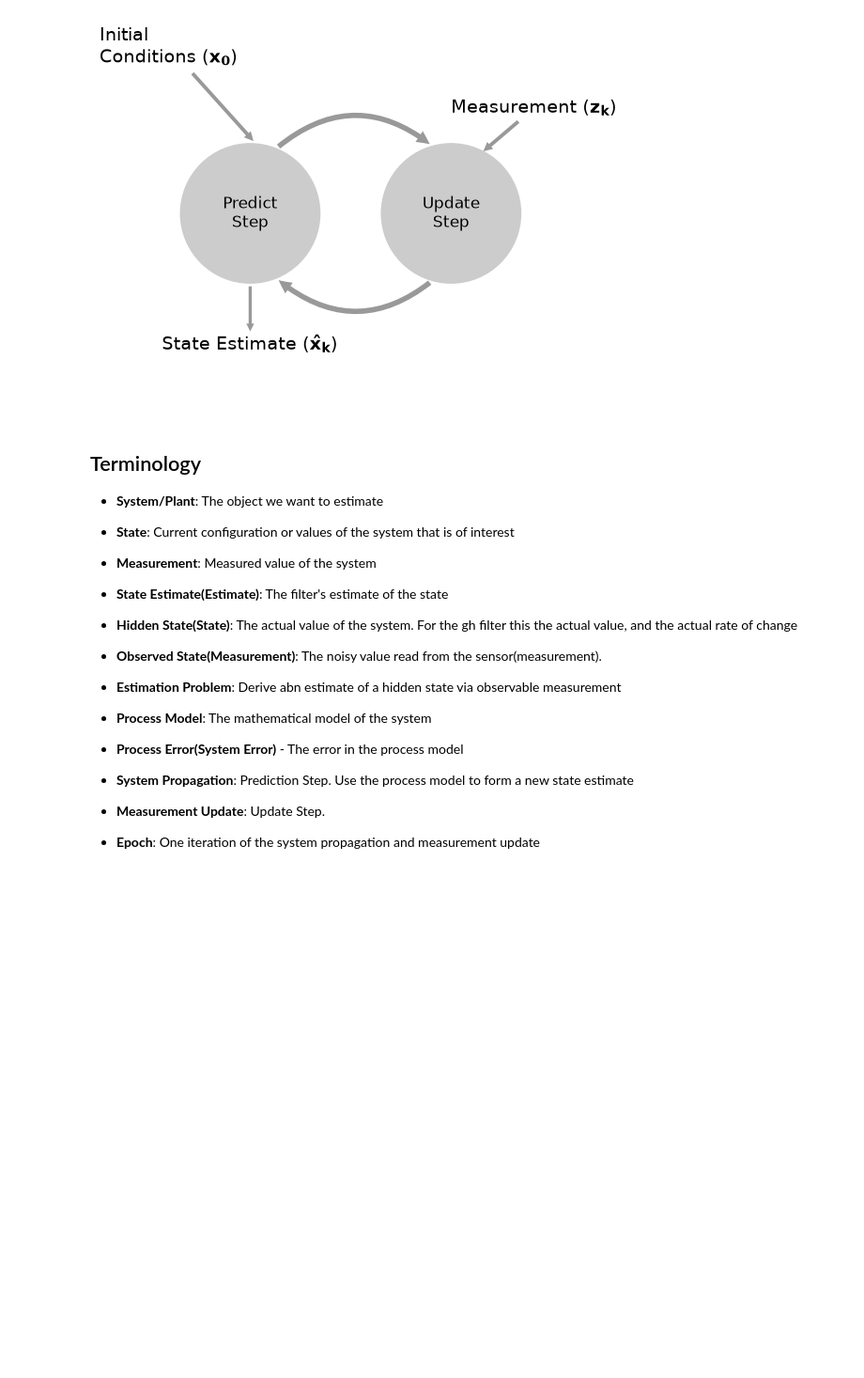
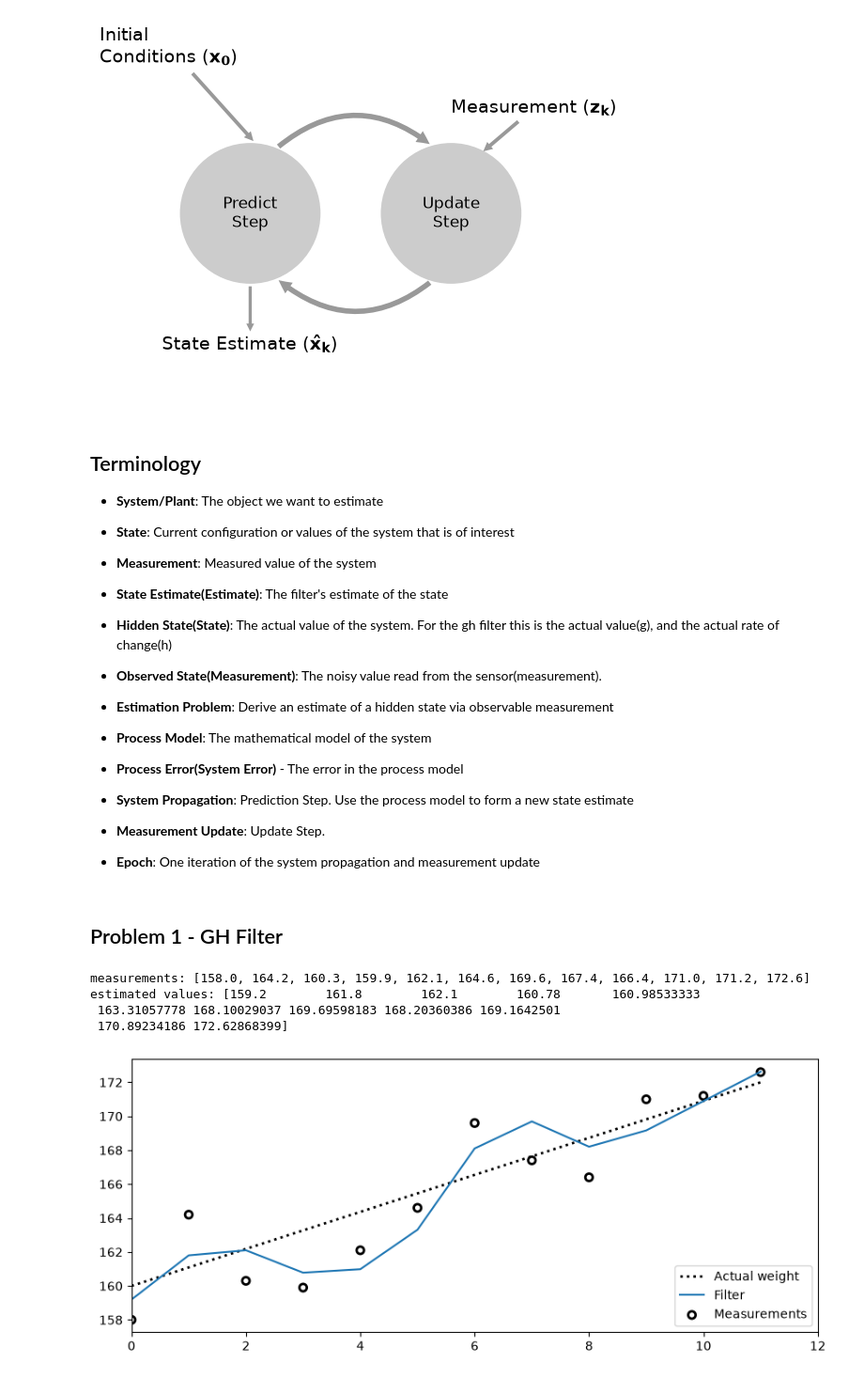
Before and after one commit to mozartfish/engineering-practice, a Jupyter notebook: bayesian-filtering/g-h-filter.ipynb, the cells around one changed output. Shown at 94% size. Drawn from its saved outputs; the diff is of its cells as text; code cells hidden in the pictures; blank space fills up the shorter version.

Commit message:
finish gh filters

```diff
--- a/bayesian-filtering/g-h-filter.ipynb
+++ b/bayesian-filtering/g-h-filter.ipynb
@@ -307,11 +310,11 @@ book_plots.predict_update_chart()
 
 - **State Estimate(Estimate)**: The filter's estimate of the state
 
-- **Hidden State(State)**: The actual value of the system. For the gh filter this the actual value, and the actual rate of change
+- **Hidden State(State)**: The actual value of the system. For the gh filter this is the actual value(g), and the actual rate of change(h)
 
 - **Observed State(Measurement)**: The noisy value read from the sensor(measurement).
 
-- **Estimation Problem**: Derive abn estimate of a hidden state via observable measurement
+- **Estimation Problem**: Derive an estimate of a hidden state via observable measurement
 
 - **Process Model**: The mathematical model of the system
 
@@ -322,3 +325,35 @@ book_plots.predict_update_chart()
 - **Measurement Update**: Update Step.
 
 - **Epoch**: One iteration of the system propagation and measurement update
+# %% [markdown]
+## Problem 1 - GH Filter
+# %%
+def g_h_filter(data, x0, dx, g, h, dt):
+    result = []
+    # init
+    x_est = x0
+    for z in data:
+        # prediction
+        x_pred = x_est + (dx * dt)
+        dx = dx
+
+        # update
+        residual = z - x_pred
+        dx = dx + h * (residual / dt)
+        x_est = x_pred + g * residual
+
+        result.append(x_est)
+
+    return np.array(result)
+# %%
+book_plots.plot_track([0, 11], [160, 172], label="Actual weight")
+data = g_h_filter(data=weights, x0=160.0, dx=1.0, g=6.0 / 10, h=2.0 / 3, dt=1.0)
+gh.plot_g_h_results(weights, data)
+print(f"measurements: {weights}")
+print(f"estimated values: {data}")
+# %% [output]
+measurements: [158.0, 164.2, 160.3, 159.9, 162.1, 164.6, 169.6, 167.4, 166.4, 171.0, 171.2, 172.6]
+estimated values: [159.2        161.8        162.1        160.78       160.98533333
+ 163.31057778 168.10029037 169.69598183 168.20360386 169.1642501
+ 170.89234186 172.62868399]
+[figure, added]
```
Also changed, not shown: parts of 10 cells of this notebook, 1 other file.
